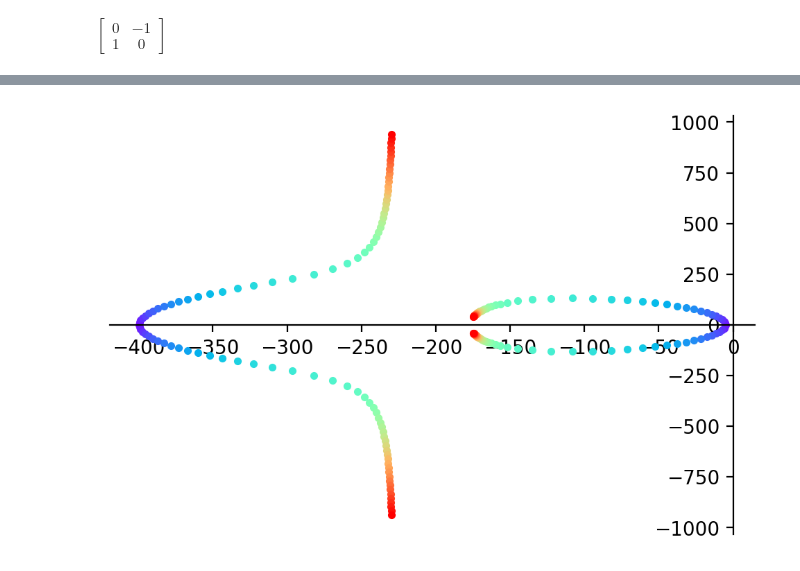
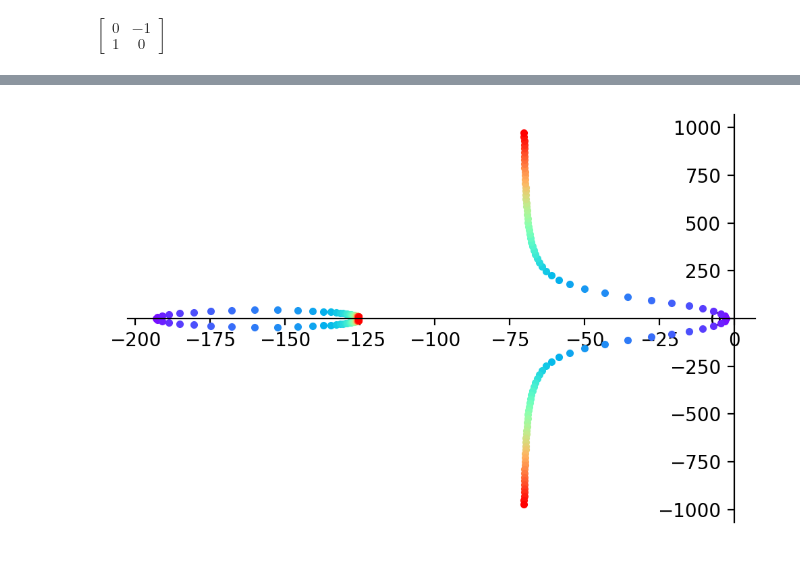
Before and after one commit to horychen/Jupyter, a Jupyter notebook: 032_Root_Locus.ipynb, the cells around one changed output, grey strips where cells are left out. Drawn from its saved outputs; the diff is of its cells as text; code cells hidden in the pictures.

Commit message:
Add Root-locus for HFSI Position Observer Error Dynamics

```diff
--- a/032_Root_Locus.ipynb
+++ b/032_Root_Locus.ipynb
@@ -44,7 +44,7 @@ A = MatrixSymbol('A', 4, 4)
 A = BlockMatrix([[(-r_s-r_req)/L_sigma*I, alpha/L_sigma*I-omega/L_sigma*J],
                  [r_req*I, -alpha*I+omega*J]])
 substitution = {r_s:3, r_req:1.6, L_sigma:0.024, L_mu:0.4, omega:10}
-substitution = {r_s:0.208, r_req:0.254, L_sigma:23.5e-3/20, L_mu:23.5e-3*19/20, omega:10} # 1993-Yang.Chin-Adaptive
+# substitution = {r_s:0.208, r_req:0.254, L_sigma:23.5e-3/20, L_mu:23.5e-3*19/20, omega:10} # 1993-Yang.Chin-Adaptive
 print(substitution)
 display(A, A.subs(substitution))
 
@@ -88,16 +88,19 @@ $\displaystyle \left\{ - \frac{4045688689809629}{20000000000000} - 5 i - \sqrt{\
 <class 'sympy.core.add.Add'>
 # %%
-ax = figure().gca()
+fig = figure()
+ax = fig.gca()
 ax.spines['top'].set_color('none')
 ax.spines['bottom'].set_position('zero')
 ax.spines['left'].set_position('zero')
 ax.spines['right'].set_color('none')
 
 omega_range = arange(0, 1000, 20)
 colors = cm.rainbow(np.linspace(0, 1, len(omega_range)))
 for omega_value, c in zip(omega_range, colors):
     substitution[omega] = omega_value
     for k, y in A.as_explicit().subs(substitution).eigenvals().items():
-        ax.plot(complex(k).real, complex(k).imag, 'k.', color=c)
+        ax.plot(complex(k).real, complex(k).imag, '.', color=c)
+
+# fig.savefig(r"C:\Users\horyc\JupyterLab\root_locus.png")
 # %% [output]
-[figure, old version]
+[figure, new version]
```
Also changed, not shown: parts of 4 cells of this notebook.
